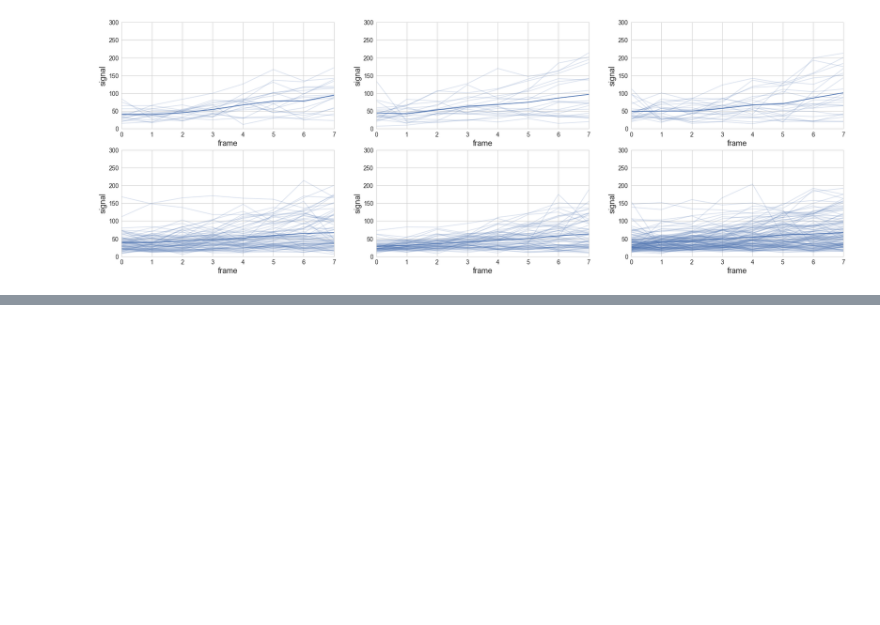
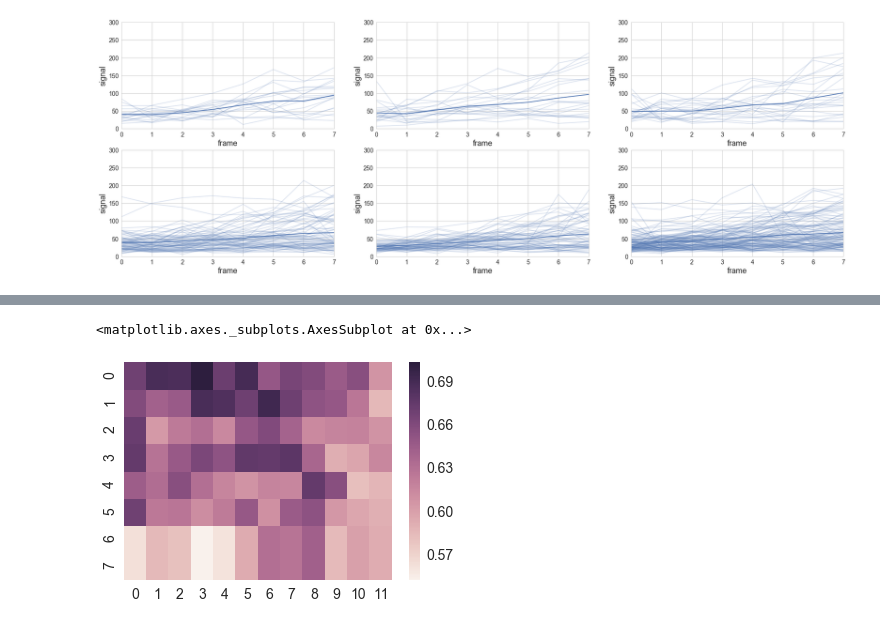
Before and after one commit to aeallen/pher-response-quantification, a Jupyter notebook: Imaging Cytometry/Celigo Data Analysis.ipynb, the cells around one changed output, grey strips where cells are left out. Drawn from its saved outputs; the diff is of its cells as text; code cells hidden in the pictures; blank space fills up the shorter version.

```diff
--- a/Imaging Cytometry/Celigo Data Analysis.ipynb
+++ b/Imaging Cytometry/Celigo Data Analysis.ipynb
@@ -391,0 +394,17 @@ After: 121
+# %%
+hm = []
+for j in [7]:
+    temp = []
+    for i in range(12):
+        temp.append([np.array(plot_list_A[plot_list_A.timepoint==j]['response'])[i],
+                     np.array(plot_list_B[plot_list_B.timepoint==j]['response'])[i],
+                     np.array(plot_list_C[plot_list_C.timepoint==j]['response'])[i],
+                     np.array(plot_list_D[plot_list_D.timepoint==j]['response'])[i],
+                     np.array(plot_list_E[plot_list_E.timepoint==j]['response'])[i],
+                     np.array(plot_list_F[plot_list_F.timepoint==j]['response'])[i],
+                     np.array(plot_list_G[plot_list_G.timepoint==j]['response'])[i],
+                     np.array(plot_list_H[plot_list_H.timepoint==j]['response'])[i]])
+    hm.append(temp)
+df_hm = pd.DataFrame(hm[0])
+df_hm = df_hm.transpose()
+sns.heatmap(df_hm)
@@ -391,0 +415,20 @@ After: 121
+# %%
+hm = []
+for j in [7]:
+    temp = []
+    for i in range(12):
+        temp.append([np.array(plot_list_A[plot_list_A.timepoint==j]['Noise'])[i],
+                     np.array(plot_list_B[plot_list_B.timepoint==j]['Noise'])[i],
+                     np.array(plot_list_C[plot_list_C.timepoint==j]['Noise'])[i],
+                     np.array(plot_list_D[plot_list_D.timepoint==j]['Noise'])[i],
+                     np.array(plot_list_E[plot_list_E.timepoint==j]['Noise'])[i],
+                     np.array(plot_list_F[plot_list_F.timepoint==j]['Noise'])[i],
+                     np.array(plot_list_G[plot_list_G.timepoint==j]['Noise'])[i],
+                     np.array(plot_list_H[plot_list_H.timepoint==j]['Noise'])[i]])
+    hm.append(temp)
+df_hm = pd.DataFrame(hm[0])
+df_hm = df_hm.transpose()
+sns.heatmap(df_hm)
+# %% [output]
+<matplotlib.axes._subplots.AxesSubplot at 0x...>
+[figure, added]
```
Also changed, not shown: parts of 2 cells of this notebook, 1 other file.
